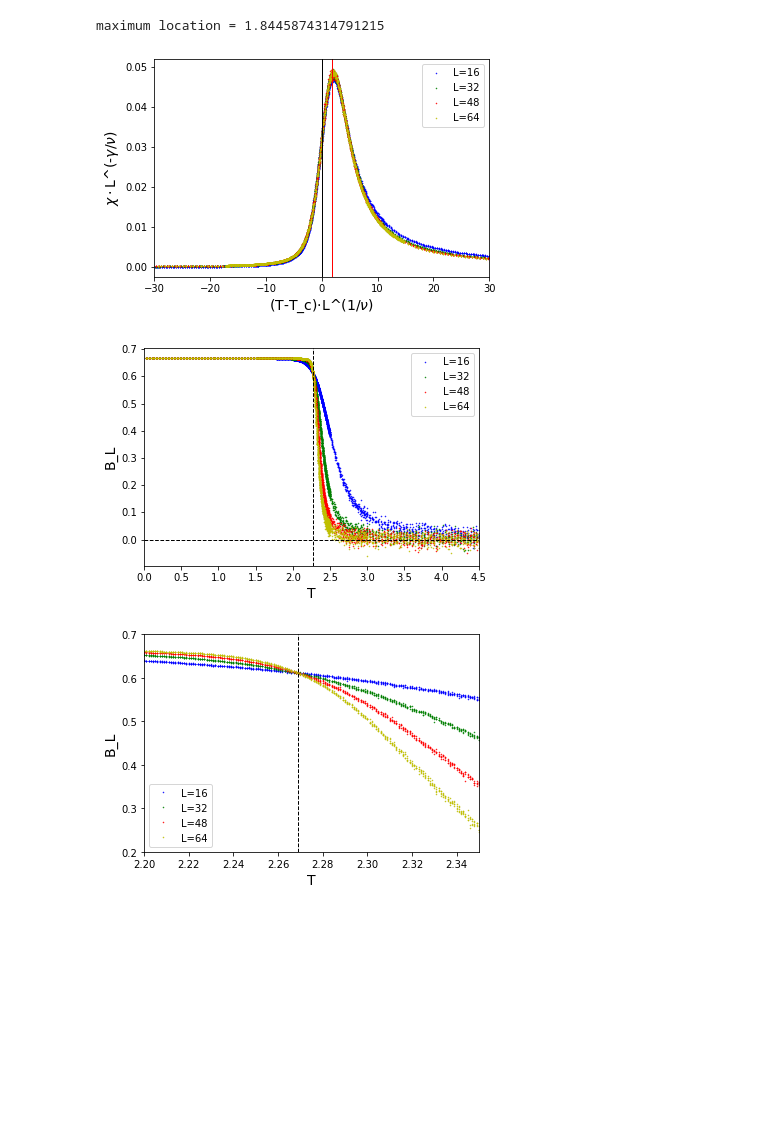
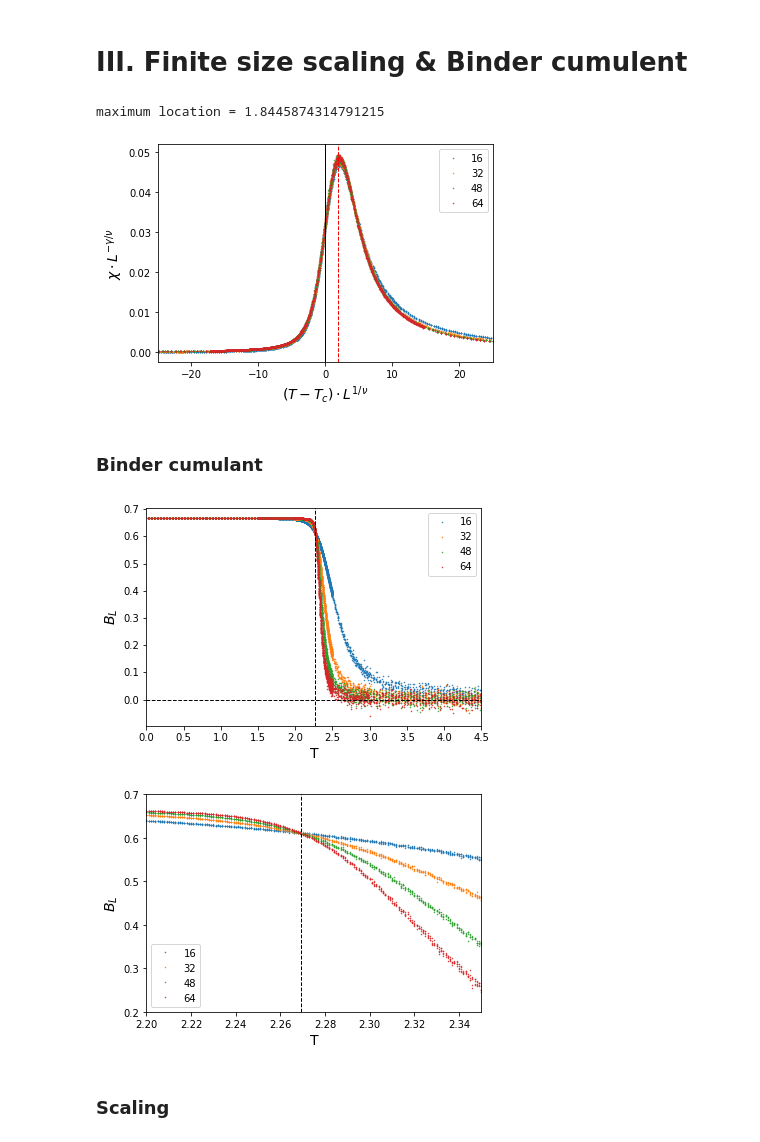
Before and after one commit to aadeliee22/MCMCIsing_SLMC, a Jupyter notebook: python/2nd/plot_cluster.ipynb, the cells around one changed output. Drawn from its saved outputs; the diff is of its cells as text; code cells hidden in the pictures; blank space fills up the shorter version.

```diff
--- a/python/2nd/plot_cluster.ipynb
+++ b/python/2nd/plot_cluster.ipynb
@@ -8,3 +8,6 @@ f.append(pd.read_csv('wolff_16.txt', sep=' ', header=0))
 f.append(pd.read_csv('wolff_32.txt', sep=' ', header=0))
 f.append(pd.read_csv('wolff_48.txt', sep=' ', header=0))
 f.append(pd.read_csv('wolff_64.txt', sep=' ', header=0))
+#f.append(pd.read_csv('wolff_80.txt', sep=' ', header=0))
+ferr=pd.read_csv('cluster_error(all).txt', sep=' ', header=0)
+cases=len(f)
@@ -21,0 +80,8 @@ plt.show()
+# %%
+for i in range (cases):
+    plt.plot(f[i].temperature, f[i].m, '.', markersize=1, label=16*(1+i))
+plt.xlabel('T', fontsize=14)
+plt.ylabel('$<m>$', fontsize=14)
+plt.xlim(0, 4.5)
+plt.legend()
+plt.show()
@@ -22,18 +92,16 @@ plt.show()
 # %%
-plt.plot(f[0].temperature, f[0].mag_sus, 'b.', markersize=1, label='L=16')
-plt.plot(f[1].temperature, f[1].mag_sus, 'g.', markersize=1, label='L=32')
-plt.plot(f[2].temperature, f[2].mag_sus, 'r.', markersize=1, label='L=48')
-plt.plot(f[3].temperature, f[3].mag_sus, 'y.', markersize=1, label='L=64')
+for i in range (cases):
+    plt.plot(f[i].temperature, f[i].mag_sus, '.', markersize=1, label=16*(1+i))
 plt.xlabel('T', fontsize=14)
 plt.ylabel('$\chi$', fontsize=14)
+plt.xlim(0, 4.5)
 plt.legend()
 plt.show()
-plt.plot(f[0].temperature, f[0].mag_sus, 'b.', markersize=1, label='L=16')
-plt.plot(f[1].temperature, f[1].mag_sus, 'g.', markersize=1, label='L=32')
-plt.plot(f[2].temperature, f[2].mag_sus, 'r.', markersize=1, label='L=48')
-plt.plot(f[3].temperature, f[3].mag_sus, 'y.', markersize=1, label='L=64')
+
+for i in range (cases):
+    plt.plot(f[i].temperature, f[i].mag_sus, '.', markersize=1, label=16*(1+i))
 plt.xlim(2,2.5)
-plt.ylim(0.1, 100)
+plt.ylim(0.3, 100)
 plt.xlabel('T', fontsize=14)
 plt.ylabel('$\chi$', fontsize=14)
 plt.yscale('log')
@@ -45,52 +113,54 @@ plt.show()
+# %% [markdown]
+# III. Finite size scaling & Binder cumulent
 # %%
 T_c=2/np.log(1+np.sqrt(2)) #critical temperature
 nu = 1
 gamma = 7/4
-plt.plot((f[0].temperature-T_c)*16**(1/nu), f[0].mag_sus*16**(-gamma/nu), 'b.', markersize=1, label='L=16')
-plt.plot((f[1].temperature-T_c)*32**(1/nu), f[1].mag_sus*32**(-gamma/nu), 'g.', markersize=1, label='L=32')
-plt.plot((f[2].temperature-T_c)*48**(1/nu), f[2].mag_sus*48**(-gamma/nu), 'r.', markersize=1, label='L=48')
-plt.plot((f[3].temperature-T_c)*64**(1/nu), f[3].mag_sus*64**(-gamma/nu), 'y.', markersize=1, label='L=64')
+
+for i in range (cases):
+    plt.plot((f[i].temperature-T_c)*(16*(1+i))**(1/nu), f[i].mag_sus*(16*(1+i))**(-gamma/nu), '.', markersize=1, label=16*(1+i))
 a = 0
-for i in range (4):
+for i in range (cases):
     a = a + ((f[i].temperature-T_c)*(16*(1+i))**(1/nu))[np.argmax(f[i].mag_sus*16**(-gamma/nu))]
 a /=4
 print("maximum location =", a)
-plt.xlim(-30, 30)
-plt.xlabel('(T-T_c)$\cdot$L^(1/$ \\nu$)', fontsize=14)
-plt.ylabel('$\chi\cdot$L^(-$\gamma$/$\\nu$)', fontsize=14)
+plt.xlim(-25, 25)
+plt.xlabel('$(T-T_c)\cdot L^{1/\\nu}$', fontsize=14)
+plt.ylabel('$\chi\cdot L^{-\gamma/\\nu}$', fontsize=14)
 plt.axvline(x=0, color='k', linewidth=1)
-plt.axvline(x=a, color='r', linewidth=1)
+plt.axvline(x=a, color='r', linestyle='--', linewidth=1)
 plt.legend()
 plt.show()
 # %% [output]
 maximum location = 1.8445874314791215
-[figure, old version]
+[figure, new version]
+# %% [markdown]
+### Binder cumulant
 # %%
-plt.plot(f[0].temperature, 1-f[0].m4/(3*f[0].m2**2), 'b.', markersize=1, label='L=16')
-plt.plot(f[1].temperature, 1-f[1].m4/(3*f[1].m2**2), 'g.', markersize=1, label='L=32')
-plt.plot(f[2].temperature, 1-f[2].m4/(3*f[2].m2**2), 'r.', markersize=1, label='L=48')
-plt.plot(f[3].temperature, 1-f[3].m4/(3*f[3].m2**2), 'y.', markersize=1, label='L=64')
+for i in range (cases):
+    plt.plot(f[i].temperature, 1-f[i].m4/(3*f[i].m2**2), '.', markersize=1, label=16*(1+i))
 plt.axhline(y=0, color='k', linewidth=1, linestyle='--')
 plt.axvline(x=T_c, color='k', linewidth=1, linestyle='--')
 plt.xlim(0, 4.5)
 plt.xlabel('T', fontsize=14)
-plt.ylabel('B_L', fontsize=14)
+plt.ylabel('$B_L$', fontsize=14)
 plt.legend()
 plt.show()
-plt.plot(f[0].temperature, 1-f[0].m4/(3*f[0].m2**2), 'b.', markersize=1, label='L=16')
-plt.plot(f[1].temperature, 1-f[1].m4/(3*f[1].m2**2), 'g.', markersize=1, label='L=32')
-plt.plot(f[2].temperature, 1-f[2].m4/(3*f[2].m2**2), 'r.', markersize=1, label='L=48')
-plt.plot(f[3].temperature, 1-f[3].m4/(3*f[3].m2**2), 'y.', markersize=1, label='L=64')
+
+for i in range (cases):
+    plt.plot(f[i].temperature, 1-f[i].m4/(3*f[i].m2**2), '.', markersize=1, label=16*(1+i))
 plt.axhline(y=0, color='k', linewidth=1, linestyle='--')
 plt.xlim(2.2, 2.35)
 plt.ylim(0.2, 0.7)
 plt.axvline(x=T_c, color='k', linewidth=1, linestyle='--')
 plt.xlabel('T', fontsize=14)
-plt.ylabel('B_L', fontsize=14)
+plt.ylabel('$B_L$', fontsize=14)
 plt.legend()
 plt.show()
 # %% [output]
-[figure, old version]
+[figure, new version]
-[figure, old version]
+[figure, new version]
+# %% [markdown]
+### Scaling
 # %%
 points = 5
```
Also changed, not shown: parts of 19 cells of this notebook, 9 other files.
